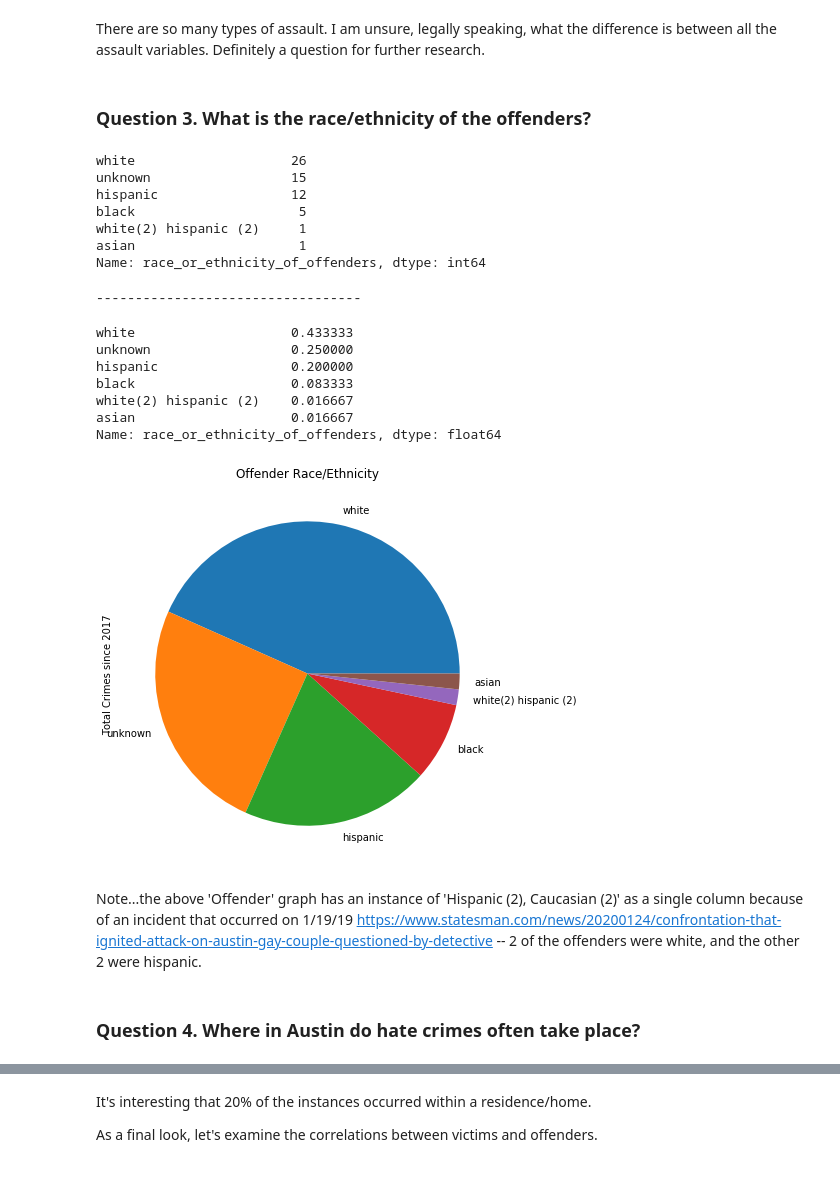
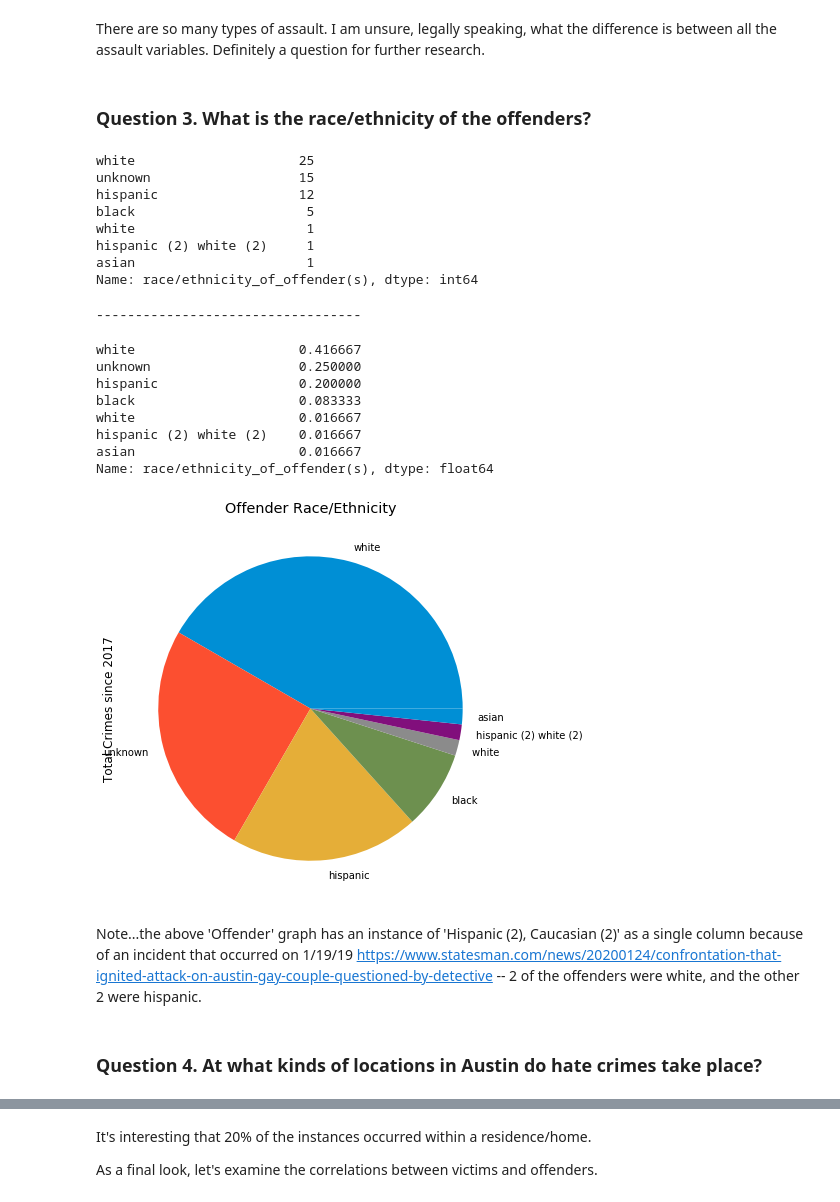
Before and after one commit to rgrantham82/Crime-Analysis, a Jupyter notebook: hate_crimes_analysis/Exploratory Analysis.ipynb, the cells around one changed output, grey strips where cells are left out. Saved outputs shown, nothing was run; the diff lists cells and outputs as text; code cells hidden in the pictures.

```diff
--- a/hate_crimes_analysis/Exploratory Analysis.ipynb
+++ b/hate_crimes_analysis/Exploratory Analysis.ipynb
@@ -7,10 +18,11 @@ Out of the total number of reported, alleged incidents, 30% were directed at the
 import pandas as pd
 import numpy as np
 import matplotlib.pyplot as plt
+plt.style.use('fivethirtyeight')
 %matplotlib inline
 # %%
 # Importing & examining the cleaned dataset
-df = pd.read_csv(r"C:\Users\Robert\OneDrive\Desktop\aus_clean.csv")
+df = pd.read_csv('aus_clean.csv')
 
 display(df.shape)
 print('----------------------------------')
@@ -73,13 +85,13 @@ race_or_ethnicity_of_offenders    object
 dtype: object
 # %%
 # Creating an index out of the 'date' column annd converting the non-numeric columns into categories
-df['date_of_incident'] = df['date_of_incident'].astype('datetime64')
-df.set_index(['date_of_incident'], inplace=True)
+df['date'] = df['date'].astype('datetime64')
+df.set_index(['date'], inplace=True)
 df.sort_index(inplace=True)
 df['bias'] = df['bias'].astype('category')
 df['offense'] = df['offense'].astype('category')
 df['offense_location'] = df['offense_location'].astype('category')
-df['race_or_ethnicity_of_offenders'] = df['race_or_ethnicity_of_offenders'].astype('category')
+df['race/ethnicity_of_offender(s)'] = df['race/ethnicity_of_offender(s)'].astype('category')
 
 # Reexamining the dataset
 display(df.index)
@@ -235,43 +249,47 @@ Name: offense, dtype: float64
 # %% [markdown]
 There are so many types of assault. I am unsure, legally speaking, what the difference is between all the assault variables. Definitely a question for further research.
 # %% [markdown]
+<a id='q3'></a>
 ### Question 3. What is the race/ethnicity of the offenders?
 # %%
 # Create a dataframe for the offender ethnicity values
-offenders_count = df['race_or_ethnicity_of_offenders'].value_counts()
+offenders_count = df['race/ethnicity_of_offender(s)'].value_counts()
 display(offenders_count)
 print('----------------------------------')
 
 # Displaying the offender ethnicity values as proportions
-offenders_count_pct = df['race_or_ethnicity_of_offenders'].value_counts(normalize=True)
+offenders_count_pct = df['race/ethnicity_of_offender(s)'].value_counts(normalize=True)
 display(offenders_count_pct)
 
 # Visualizing the offender ethnicity values
 offenders_count.plot.pie(figsize=(7,7))
 plt.ylabel('Total Crimes since 2017')
 plt.title('Offender Race/Ethnicity')
 plt.show()
 # %% [output]
-white                    26
-unknown                  15
-hispanic                 12
-black                     5
-white(2) hispanic (2)     1
-asian                     1
-Name: race_or_ethnicity_of_offenders, dtype: int64
+white                     25
+unknown                   15
+hispanic                  12
+black                      5
+white                      1
+hispanic (2) white (2)     1
+asian                      1
+Name: race/ethnicity_of_offender(s), dtype: int64
 ----------------------------------
-white                    0.433333
-unknown                  0.250000
-hispanic                 0.200000
-black                    0.083333
-white(2) hispanic (2)    0.016667
-asian                    0.016667
-Name: race_or_ethnicity_of_offenders, dtype: float64
+white                     0.416667
+unknown                   0.250000
+hispanic                  0.200000
+black                     0.083333
+white                     0.016667
+hispanic (2) white (2)    0.016667
+asian                     0.016667
+Name: race/ethnicity_of_offender(s), dtype: float64
-[figure, old version]
+[figure, new version]
 # %% [markdown]
 Note...the above 'Offender' graph has an instance of 'Hispanic (2), Caucasian (2)' as a single column because of an incident that occurred on 1/19/19 https://www.statesman.com/news/20200124/confrontation-that-ignited-attack-on-austin-gay-couple-questioned-by-detective -- 2 of the offenders were white, and the other 2 were hispanic.
 # %% [markdown]
-### Question 4. Where in Austin do hate crimes often take place?
+<a id='q4'></a>
+### Question 4. At what kinds of locations in Austin do hate crimes take place?
 # %%
 # Displaying 'offense location'
 location = df.offense_location.value_counts()
```
Also changed, not shown: parts of 12 cells of this notebook.
